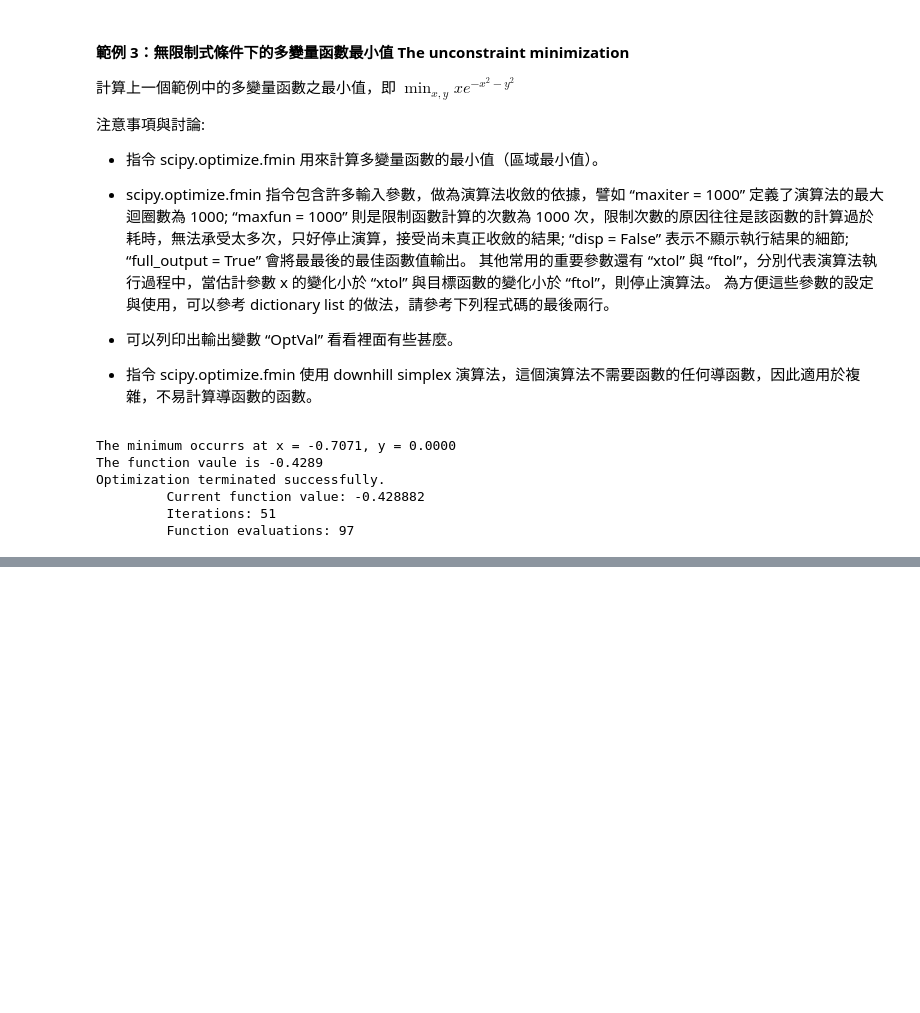
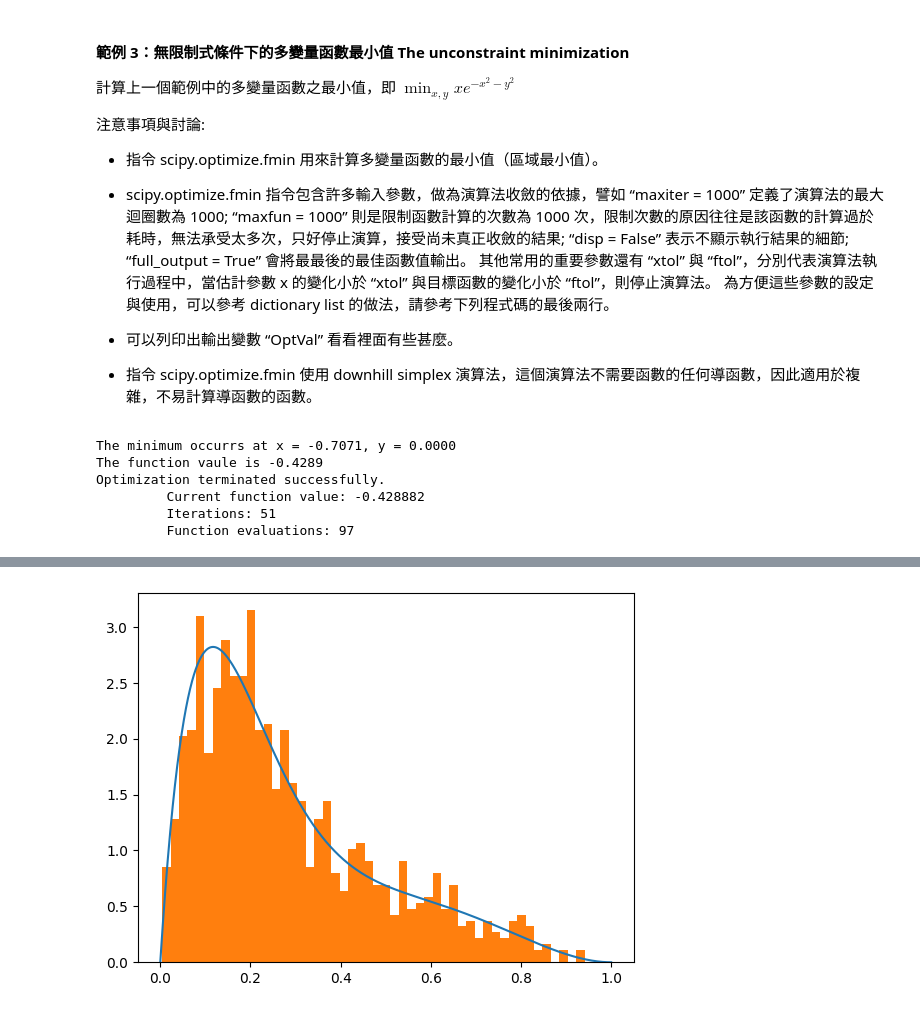
Before and after one commit to Simmonslin/PyStatistics, a Jupyter notebook: class1212.ipynb, the cells around one changed output, grey strips where cells are left out. Drawn from its saved outputs; the diff is of its cells as text; code cells hidden in the pictures; blank space fills up the shorter version.

```diff
--- a/class1212.ipynb
+++ b/class1212.ipynb
@@ -345,0 +385,23 @@ Optimization terminated successfully.
+# %%
+from scipy.stats import beta
+import numpy as np
+import matplotlib.pyplot as plt
+
+# 產生混合 beta 函數
+pi1=0.7
+pi2=1-pi1
+a1,b1,a2,b2=2,9,3,3
+N=1000
+N1=N*pi1
+N2=N*pi2
+
+x=np.linspace(0,1,2000)
+y=pi1*beta.pdf(x,a1,b1)+pi2*beta.pdf(x,a2,b2)
+plt.plot(x,y)
+
+# 方法 2 : np.r_
+sample=np.hstack([beta.rvs(a1,b1,size=int(N1)),beta.rvs(a2,b2,size=int(N2))])
+plt.hist(sample,bins=50,density=True)
+plt.show()
+# %% [output]
+[figure, added]
```
Also changed, not shown: parts of 3 cells of this notebook, 1 other file.
